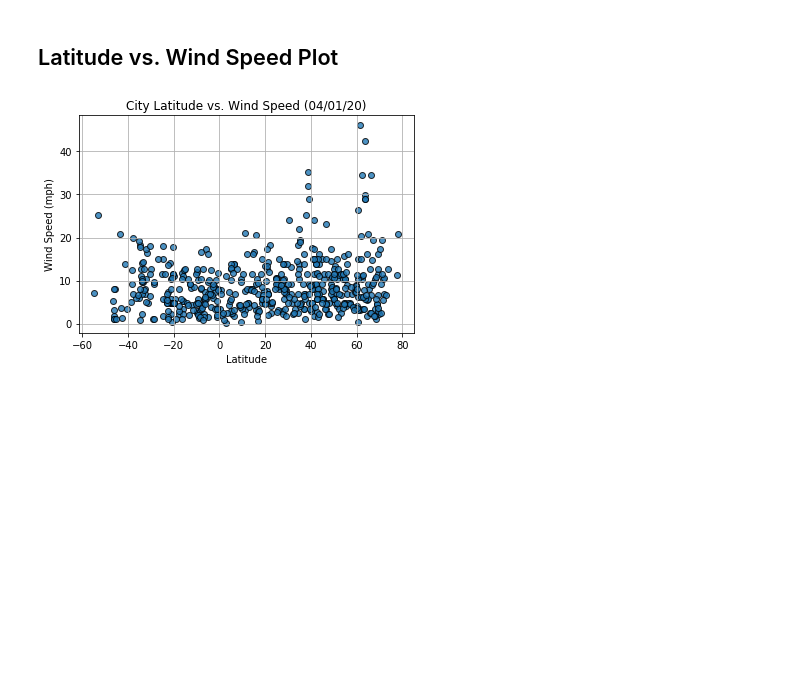
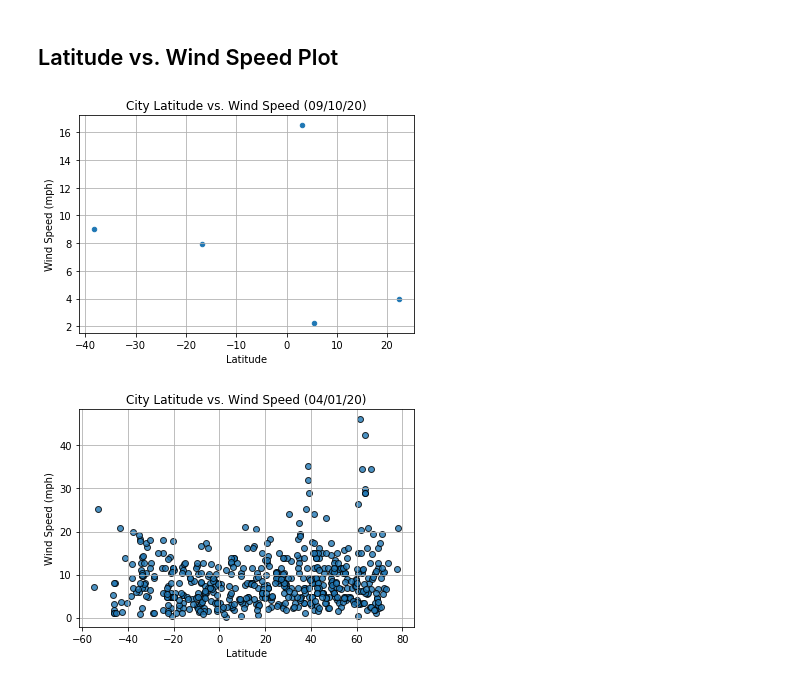
Before and after one commit to potterc22/python_api_challenge, a Jupyter notebook: starter_code/WeatherPy.ipynb, the cells around one changed output. Saved outputs shown, nothing was run; the diff lists cells and outputs as text; code cells hidden in the pictures; blank space fills up the shorter version.

```diff
--- a/starter_code/WeatherPy.ipynb
+++ b/starter_code/WeatherPy.ipynb
@@ -228,6 +236,14 @@ plt.show()
 [figure]
 # %% [markdown]
 ## Latitude vs. Wind Speed Plot
+# %%
+lat_wind_df = weather_df[['Lat', 'Wind Speed']]
+lat_wind_plot = lat_wind_df.plot(kind='scatter',x='Lat',y='Wind Speed',grid=True, title='City Latitude vs. Wind Speed (09/10/20)')
+lat_wind_plot.set_xlabel('Latitude')
+lat_wind_plot.set_ylabel('Wind Speed (mph)')
+plt.show()
+# %% [output]
+[figure, added]
 # %%
 # %% [output]
 [figure]
```
Also changed, not shown: parts of 1 cell of this notebook.
